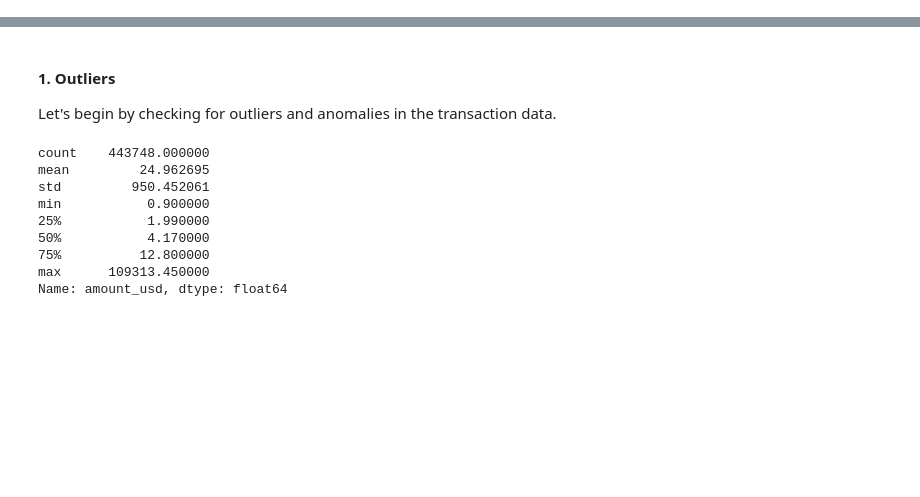
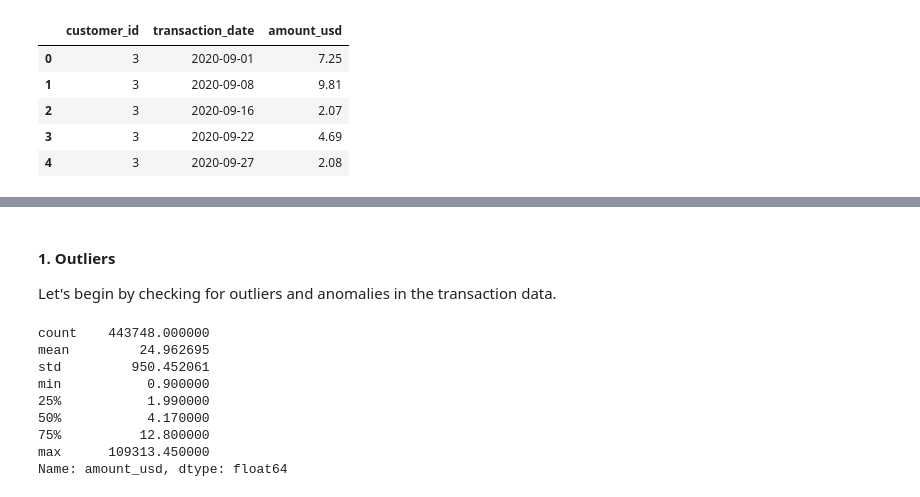
Before and after one commit to yliu648/A-B-Testing-Project---Product-Launch, a Jupyter notebook: ab_testing_project_product_launch.ipynb, the cells around one changed output, grey strips where cells are left out. Cells and saved outputs as stored; diff of their text form; code cells hidden in the pictures; blank space fills up the shorter version.

```diff
--- a/ab_testing_project_product_launch.ipynb
+++ b/ab_testing_project_product_launch.ipynb
@@ -89,0 +67,9 @@ df_meta = pd.read_csv("assignment.csv")
+# %%
+df_post.head()
+# %% [output]
+|  | customer_id | transaction_date | amount_usd |
+| 0 | 3 | 2020-09-01 | 7.25 |
+| 1 | 3 | 2020-09-08 | 9.81 |
+| 2 | 3 | 2020-09-16 | 2.07 |
+| 3 | 3 | 2020-09-22 | 4.69 |
+| 4 | 3 | 2020-09-27 | 2.08 |
```
Also changed, not shown: parts of 53 cells of this notebook.
